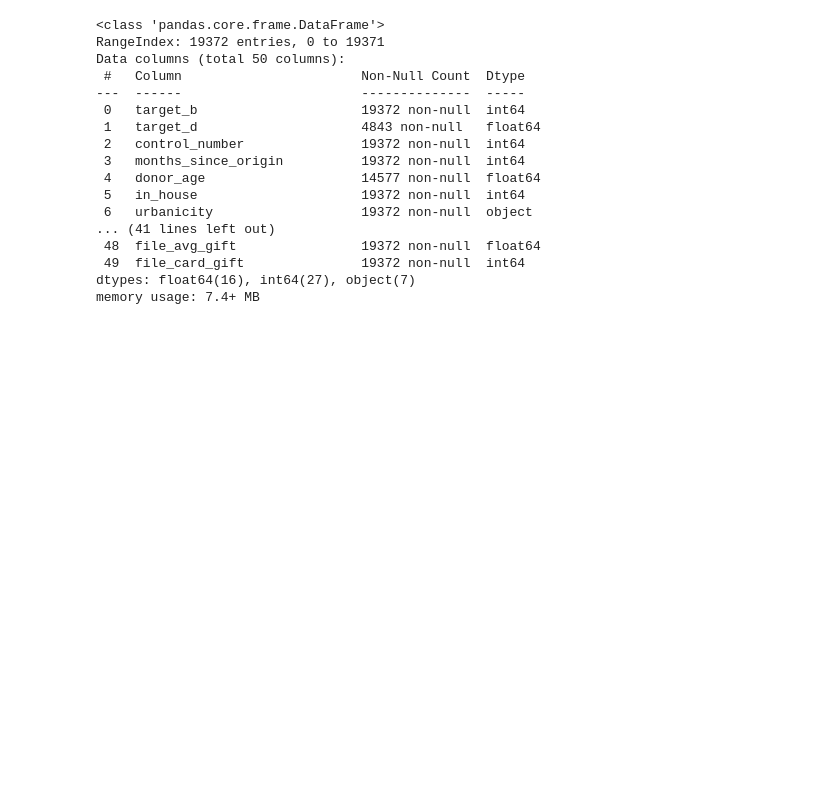
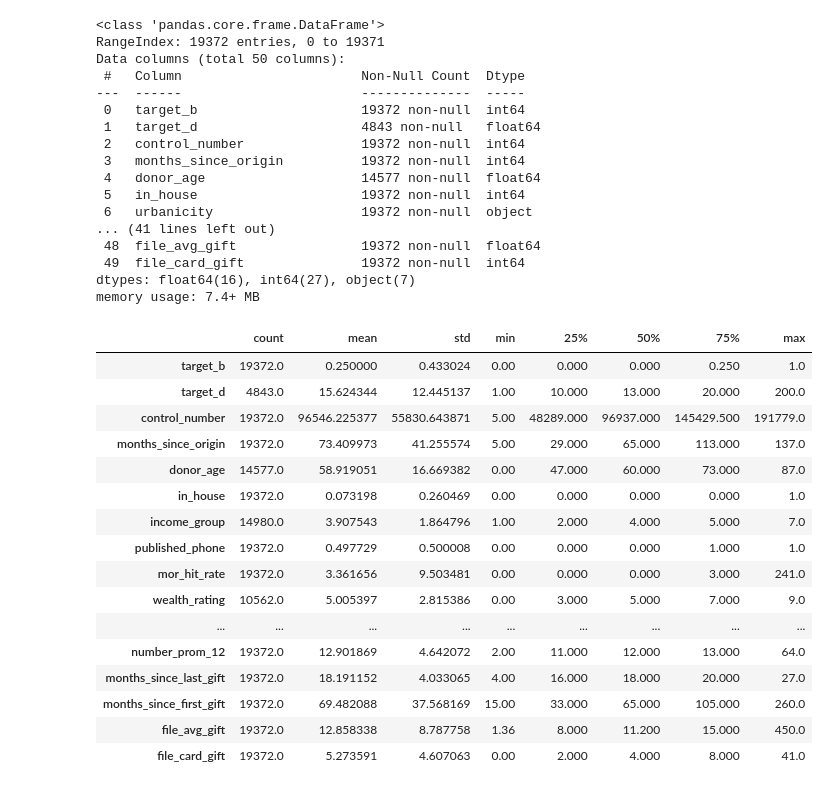
Before and after one commit to jindukwentua/Applying-Machine-Learning-to-Charity-donations, a Jupyter notebook: notebook/analysis.ipynb, the cells around one changed output. Saved outputs shown, nothing was run; the diff lists cells and outputs as text; code cells hidden in the pictures; blank space fills up the shorter version.

Commit message:
'first_commit'

```diff
--- a/notebook/analysis.ipynb
+++ b/notebook/analysis.ipynb
@@ -60,3 +60,23 @@ Data columns (total 50 columns):
  49  file_card_gift               19372 non-null  int64
 dtypes: float64(16), int64(27), object(7)
 memory usage: 7.4+ MB
+# %%
+df.describe().T
+# %% [output]
+|  | count | mean | std | min | 25% | 50% | 75% | max |
+| target_b | 19372.0 | 0.250000 | 0.433024 | 0.00 | 0.000 | 0.000 | 0.250 | 1.0 |
+| target_d | 4843.0 | 15.624344 | 12.445137 | 1.00 | 10.000 | 13.000 | 20.000 | 200.0 |
+| control_number | 19372.0 | 96546.225377 | 55830.643871 | 5.00 | 48289.000 | 96937.000 | 145429.500 | 191779.0 |
+| months_since_origin | 19372.0 | 73.409973 | 41.255574 | 5.00 | 29.000 | 65.000 | 113.000 | 137.0 |
+| donor_age | 14577.0 | 58.919051 | 16.669382 | 0.00 | 47.000 | 60.000 | 73.000 | 87.0 |
+| in_house | 19372.0 | 0.073198 | 0.260469 | 0.00 | 0.000 | 0.000 | 0.000 | 1.0 |
+| income_group | 14980.0 | 3.907543 | 1.864796 | 1.00 | 2.000 | 4.000 | 5.000 | 7.0 |
+| published_phone | 19372.0 | 0.497729 | 0.500008 | 0.00 | 0.000 | 0.000 | 1.000 | 1.0 |
+| mor_hit_rate | 19372.0 | 3.361656 | 9.503481 | 0.00 | 0.000 | 0.000 | 3.000 | 241.0 |
+| wealth_rating | 10562.0 | 5.005397 | 2.815386 | 0.00 | 3.000 | 5.000 | 7.000 | 9.0 |
+| ... | ... | ... | ... | ... | ... | ... | ... | ... |
+| number_prom_12 | 19372.0 | 12.901869 | 4.642072 | 2.00 | 11.000 | 12.000 | 13.000 | 64.0 |
+| months_since_last_gift | 19372.0 | 18.191152 | 4.033065 | 4.00 | 16.000 | 18.000 | 20.000 | 27.0 |
+| months_since_first_gift | 19372.0 | 69.482088 | 37.568169 | 15.00 | 33.000 | 65.000 | 105.000 | 260.0 |
+| file_avg_gift | 19372.0 | 12.858338 | 8.787758 | 1.36 | 8.000 | 11.200 | 15.000 | 450.0 |
+| file_card_gift | 19372.0 | 5.273591 | 4.607063 | 0.00 | 2.000 | 4.000 | 8.000 | 41.0 |
```
Also changed, not shown: parts of 1 cell of this notebook.
